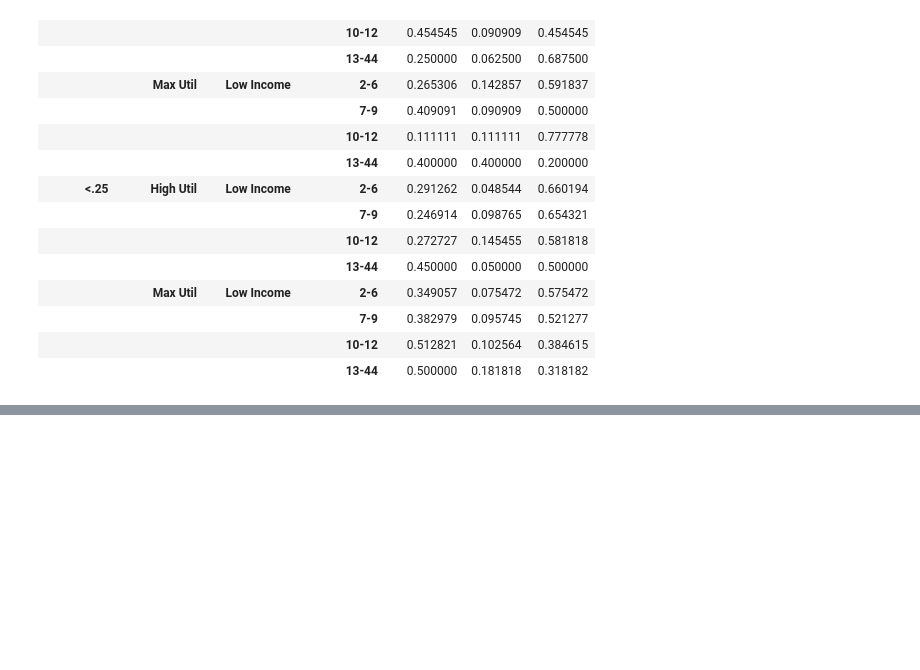
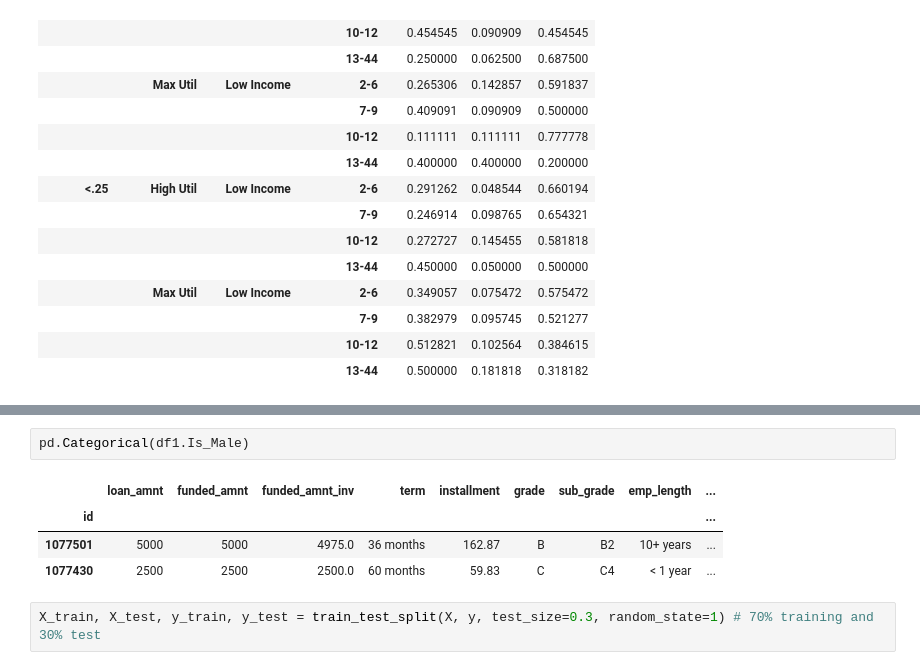
Before and after one commit to karthikmnkrishna/Loan-default-prediction, a Jupyter notebook: Loan_Case_study.ipynb, the cells around one changed output, grey strips where cells are left out. Cells and saved outputs as stored; diff of their text form; blank space fills up the shorter version.

```diff
--- a/Loan_Case_study.ipynb
+++ b/Loan_Case_study.ipynb
@@ -1322,0 +1366,9 @@ pd.crosstab([df60.interest_bin , df60.Revol_util_bin,df60.annual_inc_bin,df60.op
+# %%
+pd.Categorical(df1.Is_Male)
+# %% [output]
+|  | loan_amnt | funded_amnt | funded_amnt_inv | term | installment | grade | sub_grade | emp_length | ... |
+| id |  |  |  |  |  |  |  |  | ... |
+| 1077501 | 5000 | 5000 | 4975.0 | 36 months | 162.87 | B | B2 | 10+ years | ... |
+| 1077430 | 2500 | 2500 | 2500.0 | 60 months | 59.83 | C | C4 | < 1 year | ... |
+# %%
+X_train, X_test, y_train, y_test = train_test_split(X, y, test_size=0.3, random_state=1) # 70% training and 30% test
```
Also changed, not shown: parts of 8 cells of this notebook.
